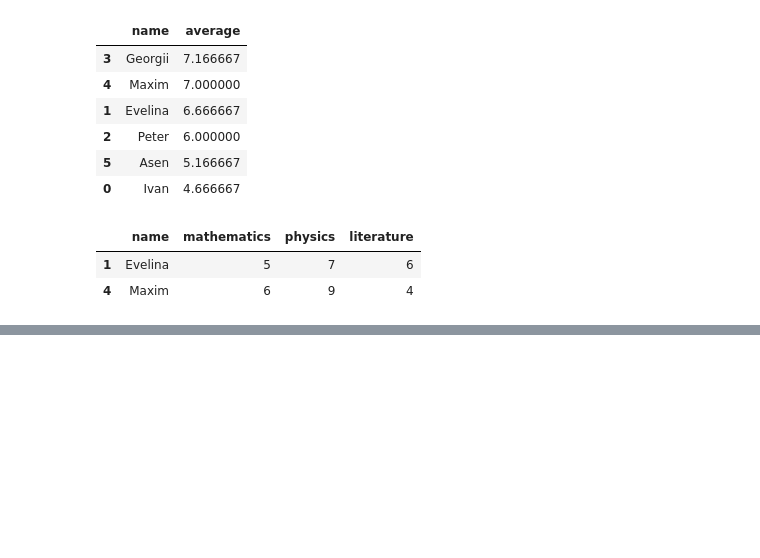
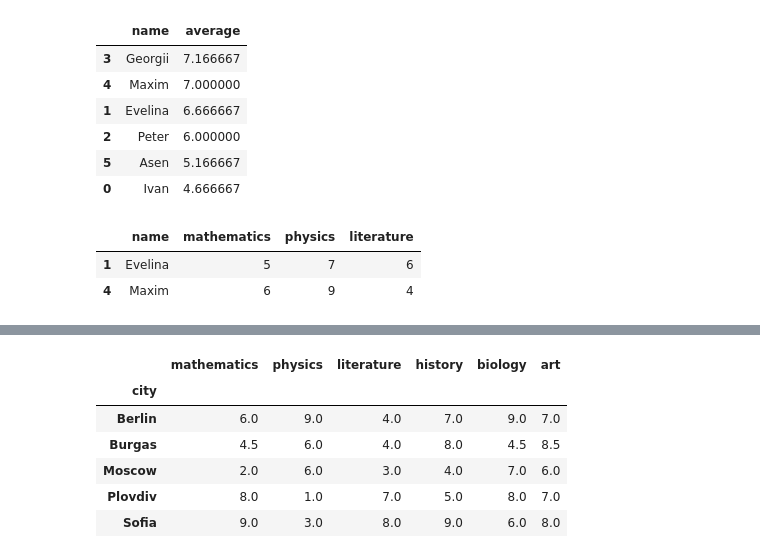
Before and after one commit to Poitreqm/Data_Task, a Jupyter notebook: Students_exc_1/students_exc_1.ipynb, the cells around one changed output, grey strips where cells are left out. Saved outputs shown, nothing was run; the diff lists cells and outputs as text; code cells hidden in the pictures; blank space fills up the shorter version.

```diff
--- a/Students_exc_1/students_exc_1.ipynb
+++ b/Students_exc_1/students_exc_1.ipynb
@@ -296,0 +298,10 @@ d
+# %%
+d.groupby("city")[["mathematics", "physics", "literature", "history", "biology", "art"]].mean()
+# %% [output]
+|  | mathematics | physics | literature | history | biology | art |
+| city |  |  |  |  |  |  |
+| Berlin | 6.0 | 9.0 | 4.0 | 7.0 | 9.0 | 7.0 |
+| Burgas | 4.5 | 6.0 | 4.0 | 8.0 | 4.5 | 8.5 |
+| Moscow | 2.0 | 6.0 | 3.0 | 4.0 | 7.0 | 6.0 |
+| Plovdiv | 8.0 | 1.0 | 7.0 | 5.0 | 8.0 | 7.0 |
+| Sofia | 9.0 | 3.0 | 8.0 | 9.0 | 6.0 | 8.0 |
```
Also changed, not shown: parts of 13 cells of this notebook.
